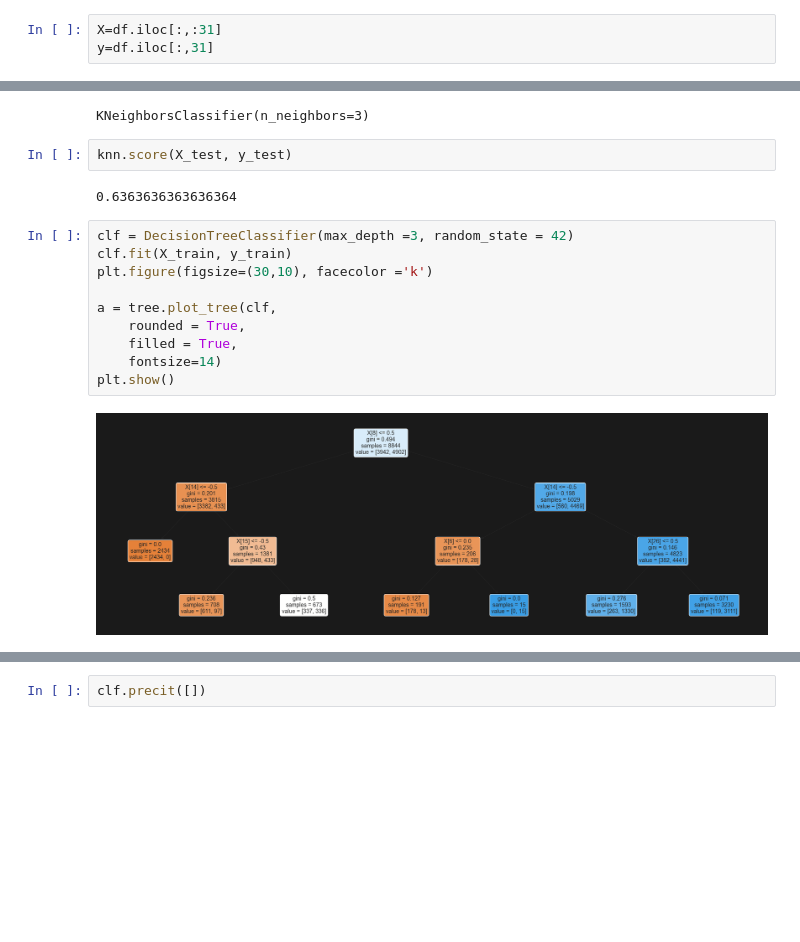
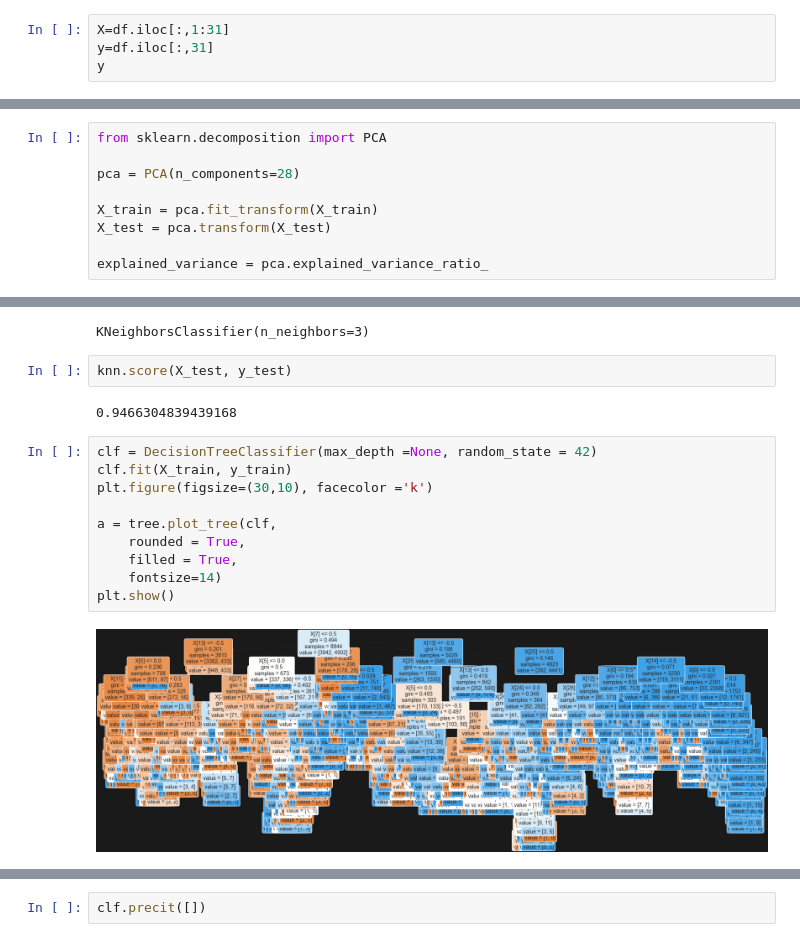
Before and after one commit to abhimanyu-atri/phishing-website-classifier, a Jupyter notebook: model.ipynb, the cells around one changed output, grey strips where cells are left out. Drawn from its saved outputs; the diff is of its cells as text; blank space fills up the shorter version.

```diff
--- a/model.ipynb
+++ b/model.ipynb
@@ -45,5 +52,6 @@ sns.heatmap(corr, mask=np.zeros_like(corr, dtype=bool),
 <AxesSubplot:>
 [figure]
 # %%
-X=df.iloc[:,:31]
+X=df.iloc[:,1:31]
 y=df.iloc[:,31]
+y
@@ -81,2 +102,11 @@ Name: Result, Length: 11055, dtype: bool
 # %%
 X_train,X_test,y_train,y_test=train_test_split(X,y,train_size=0.8,random_state=42)
+# %%
+from sklearn.decomposition import PCA
+
+pca = PCA(n_components=28)
+
+X_train = pca.fit_transform(X_train)
+X_test = pca.transform(X_test)
+
+explained_variance = pca.explained_variance_ratio_
@@ -106,19 +145,19 @@ KNeighborsClassifier(n_neighbors=3)
 # %%
 knn.score(X_test, y_test)
 # %% [output]
-0.6363636363636364
+0.9466304839439168
 # %%
-clf = DecisionTreeClassifier(max_depth =3, random_state = 42)
+clf = DecisionTreeClassifier(max_depth =None, random_state = 42)
 clf.fit(X_train, y_train)
 plt.figure(figsize=(30,10), facecolor ='k')
 
 a = tree.plot_tree(clf,
     rounded = True,
     filled = True,
     fontsize=14)
 plt.show()
 # %% [output]
-[figure, old version]
+[figure, new version]
 # %%
 test_pred_decision_tree = clf.predict(X_test)
 confusion_matrix = metrics.confusion_matrix(y_test,test_pred_decision_tree)
```
Also changed, not shown: parts of 8 cells of this notebook.
